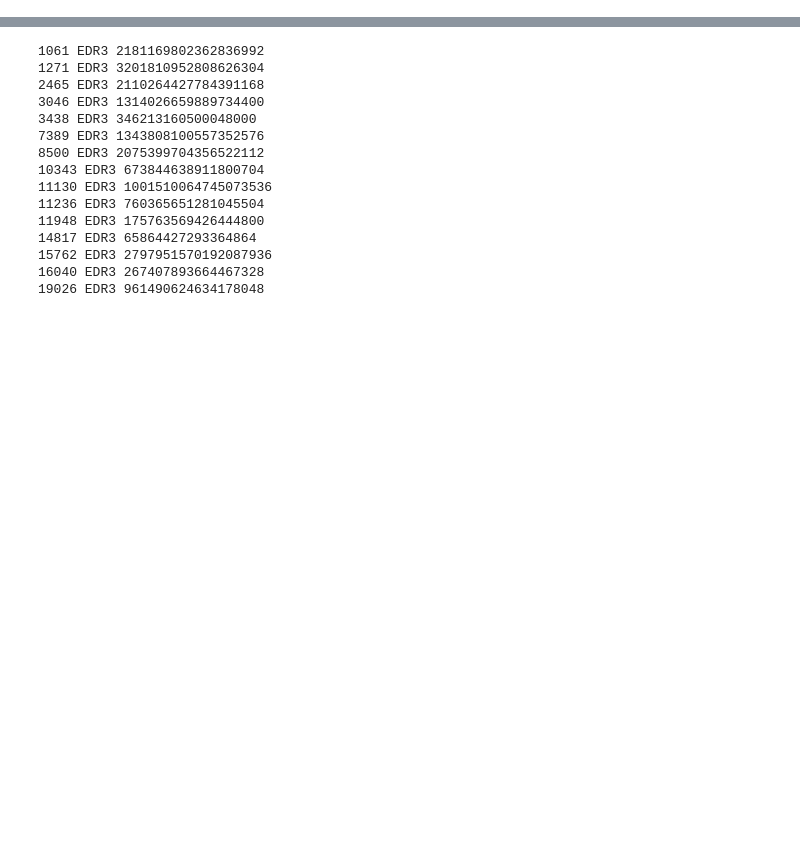
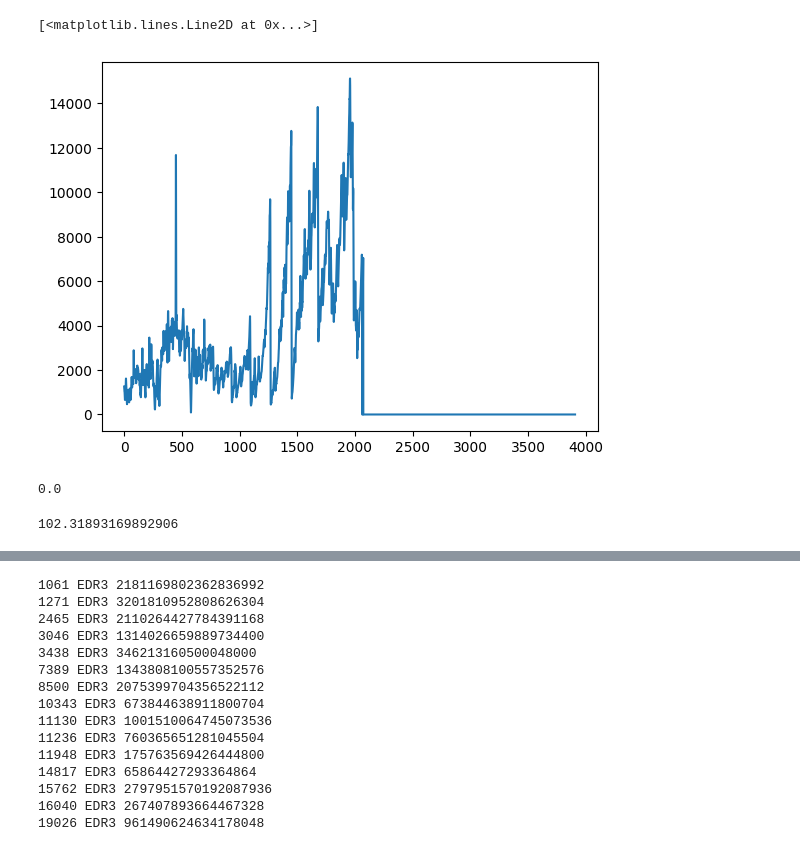
Before and after one commit to MeriDK/AstroM3, a Jupyter notebook: notebooks/006-spectra-eda.ipynb, the cells around one changed output, grey strips where cells are left out. Drawn from its saved outputs; the diff is of its cells as text; code cells hidden in the pictures; blank space fills up the shorter version.

```diff
--- a/notebooks/006-spectra-eda.ipynb
+++ b/notebooks/006-spectra-eda.ipynb
@@ -46,0 +347,3 @@ CLASSES = ['CWA', 'CWB', 'DCEP', 'DCEPS', 'DSCT', 'EA', 'EB', 'EW',
+# %%
+dataset = SpectraVDataset(data_root, lamost_spec_dir, spectra_v_file, classes=CLASSES, split='all')
+dataloader = DataLoader(dataset, batch_size=16, shuffle=False)
@@ -46,0 +356,13 @@ CLASSES = ['CWA', 'CWB', 'DCEP', 'DCEPS', 'DSCT', 'EA', 'EB', 'EW',
+# %%
+plt.plot(dataset[7984][0])
+# %% [output]
+[<matplotlib.lines.Line2D at 0x...>]
+[figure, added]
+# %%
+stats.median_abs_deviation(dataset[7984][0])
+# %% [output]
+0.0
+# %%
+dataset[873][0].std()
+# %% [output]
+102.31893169892906
```
Also changed, not shown: parts of 32 cells of this notebook, 1 other file.
